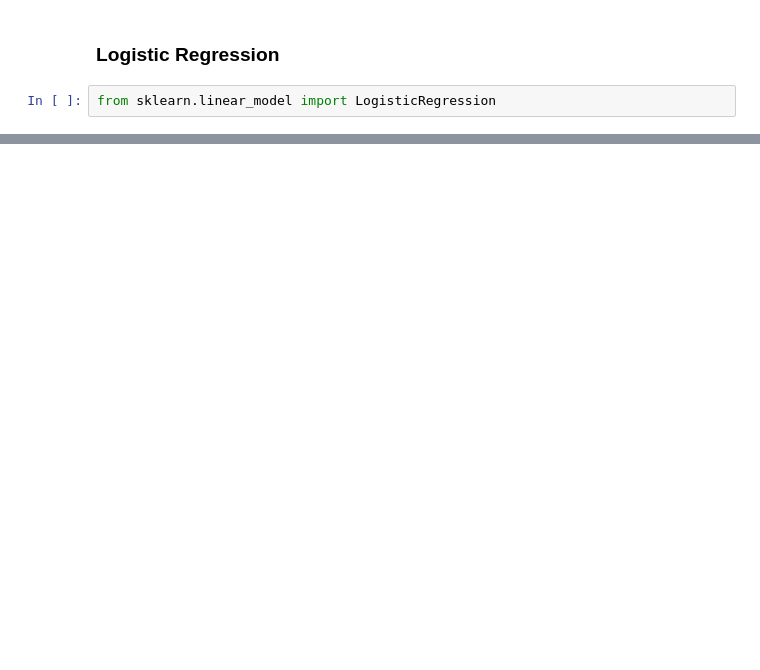
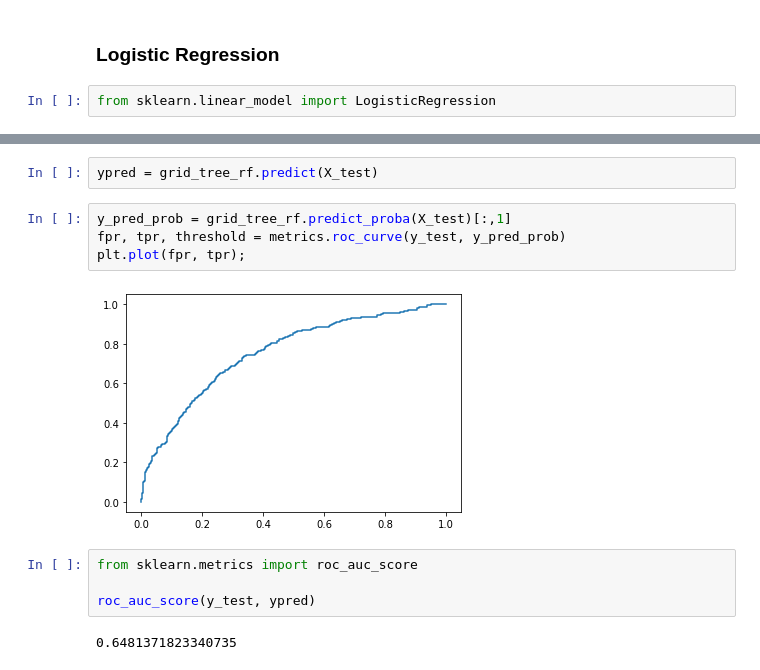
Before and after one commit to brenfrrs/medicare_fraud, a Jupyter notebook: modeling.ipynb, the cells around one changed output, grey strips where cells are left out. Saved outputs shown, nothing was run; the diff lists cells and outputs as text; blank space fills up the shorter version.

```diff
--- a/modeling.ipynb
+++ b/modeling.ipynb
@@ -71,0 +145,14 @@ plt.plot(fpr, tpr)
+# %%
+ypred = grid_tree_rf.predict(X_test)
+# %%
+y_pred_prob = grid_tree_rf.predict_proba(X_test)[:,1]
+fpr, tpr, threshold = metrics.roc_curve(y_test, y_pred_prob)
+plt.plot(fpr, tpr);
+# %% [output]
+[figure, added]
+# %%
+from sklearn.metrics import roc_auc_score
+
+roc_auc_score(y_test, ypred)
+# %% [output]
+0.6481371823340735
```
Also changed, not shown: parts of 18 cells of this notebook.
